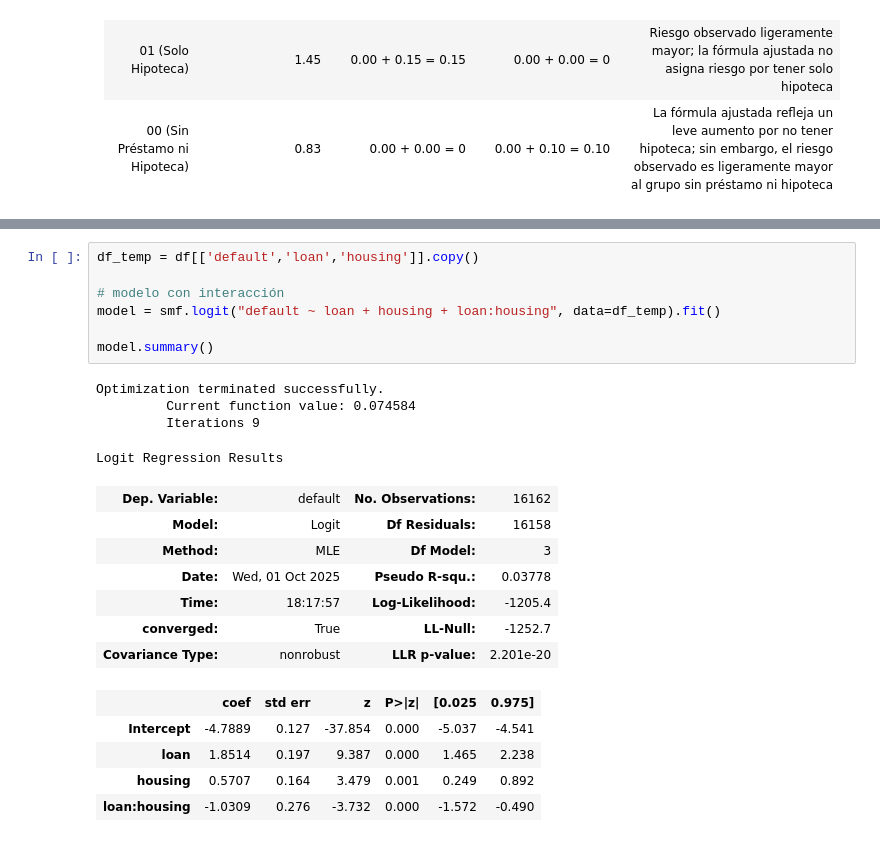
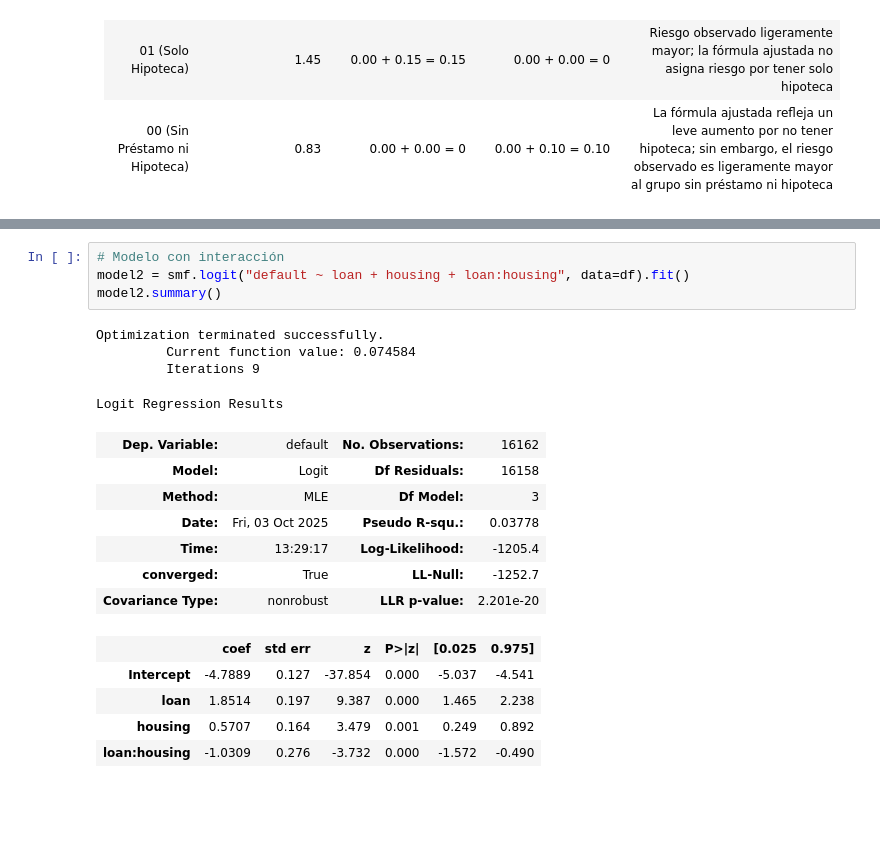
Before and after one commit to Lambda-14/Sim-Empresa, a Jupyter notebook: Equip_16/Borrador/Finanzas y riesgo crediticio/banca_22.09_finanzas.ipynb, the cells around one changed output, grey strips where cells are left out. Cells and saved outputs as stored; diff of their text form; blank space fills up the shorter version.

```diff
--- a/Equip_16/Borrador/Finanzas y riesgo crediticio/banca_22.09_finanzas.ipynb
+++ b/Equip_16/Borrador/Finanzas y riesgo crediticio/banca_22.09_finanzas.ipynb
@@ -336,22 +326,19 @@ Logit Regression Results
 | housing | 0.1478 | 0.133 | 1.112 | 0.266 | -0.113 | 0.408 |
 | deposit | -0.4384 | 0.141 | -3.120 | 0.002 | -0.714 | -0.163 |
 # %%
-df_temp = df[['default','loan','housing']].copy()
-
-# modelo con interacción
-model = smf.logit("default ~ loan + housing + loan:housing", data=df_temp).fit()
-
-model.summary()
+# Modelo con interacción
+model2 = smf.logit("default ~ loan + housing + loan:housing", data=df).fit()
+model2.summary()
 # %% [output]
 Optimization terminated successfully.
          Current function value: 0.074584
          Iterations 9
 Logit Regression Results
 | Dep. Variable: | default | No. Observations: | 16162 |
 | Model: | Logit | Df Residuals: | 16158 |
 | Method: | MLE | Df Model: | 3 |
-| Date: | Wed, 01 Oct 2025 | Pseudo R-squ.: | 0.03778 |
-| Time: | 18:17:57 | Log-Likelihood: | -1205.4 |
+| Date: | Fri, 03 Oct 2025 | Pseudo R-squ.: | 0.03778 |
+| Time: | 13:29:17 | Log-Likelihood: | -1205.4 |
 | converged: | True | LL-Null: | -1252.7 |
 | Covariance Type: | nonrobust | LLR p-value: | 2.201e-20 |
 |  | coef | std err | z | P>|z| | [0.025 | 0.975] |
```
Also changed, not shown: parts of 7 cells of this notebook.
